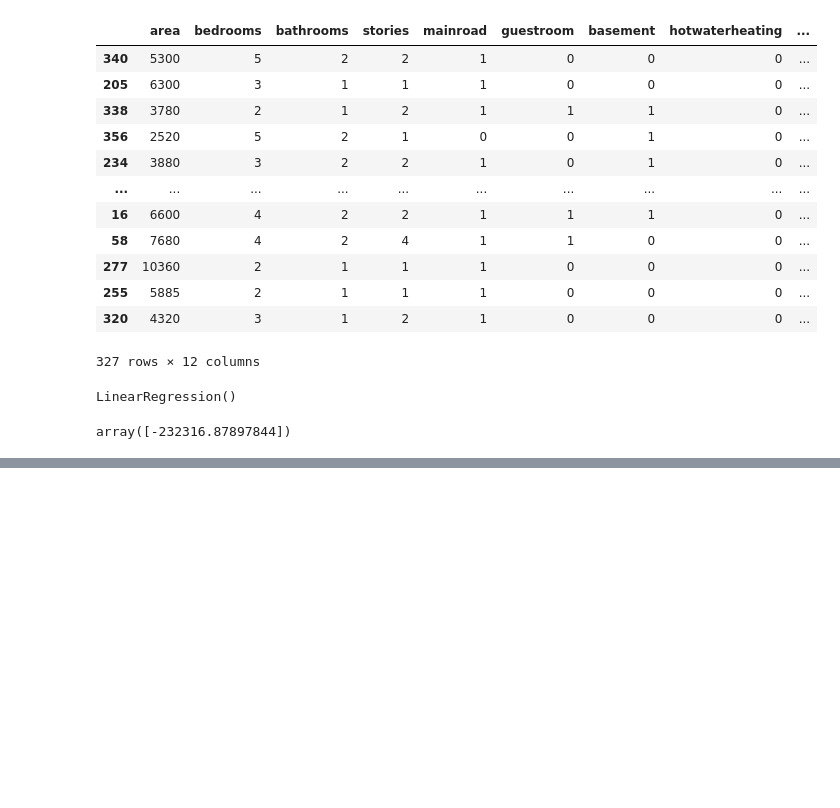
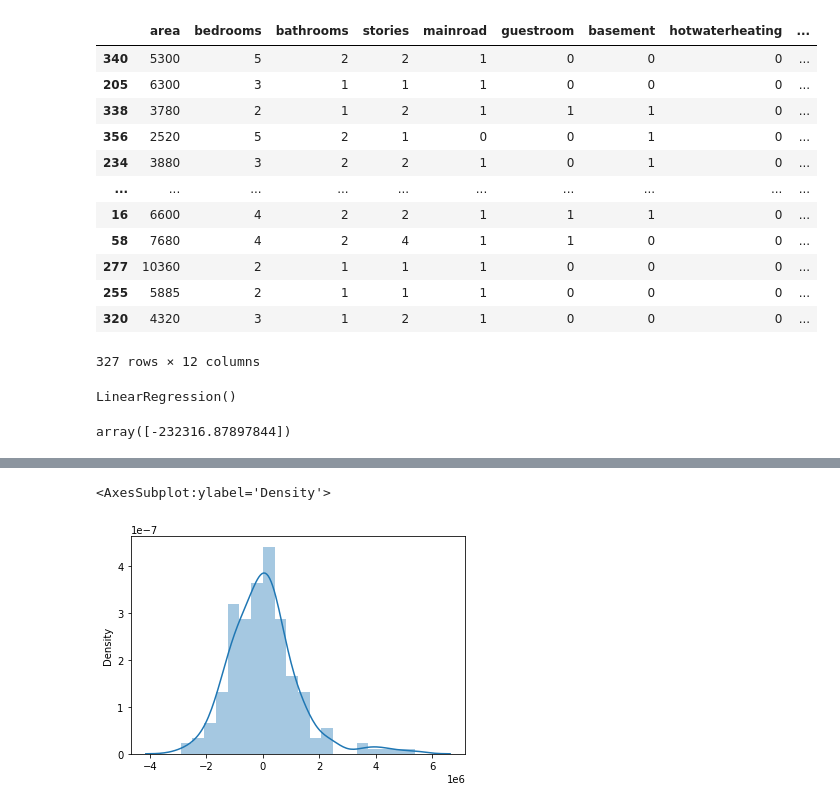
Before and after one commit to babiswas/pandasrepo, a Jupyter notebook: Housing.ipynb, the cells around one changed output, grey strips where cells are left out. Drawn from its saved outputs; the diff is of its cells as text; code cells hidden in the pictures; blank space fills up the shorter version.

```diff
--- a/Housing.ipynb
+++ b/Housing.ipynb
@@ -328,0 +332,5 @@ ValueError: Shape of passed values is (1, 12), indices imply (12, 1)
+# %%
+sns.distplot((Y_test-predict))
+# %% [output]
+<AxesSubplot:ylabel='Density'>
+[figure, added]
```
Also changed, not shown: parts of 3 cells of this notebook.
